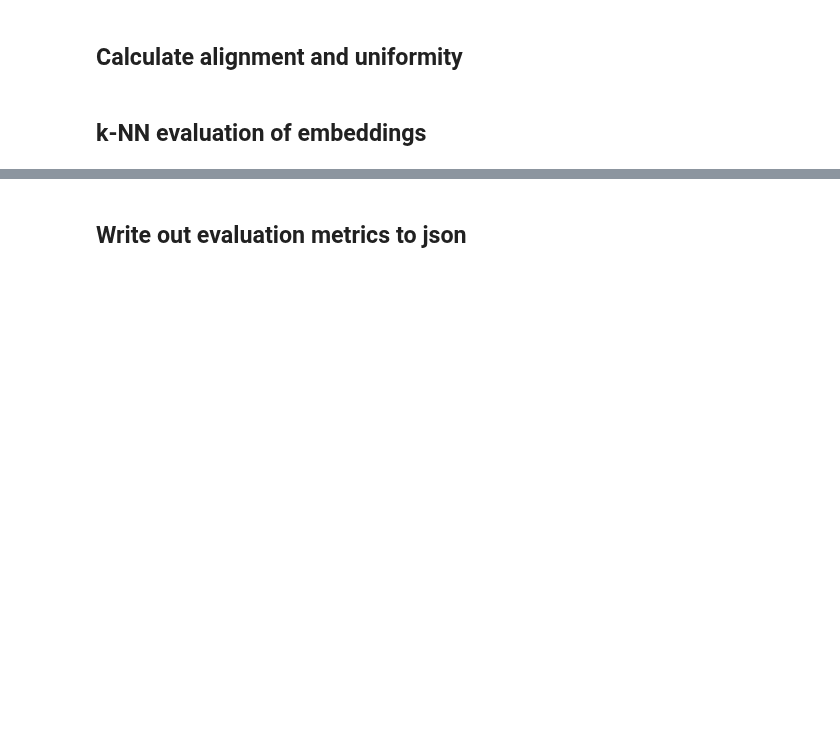
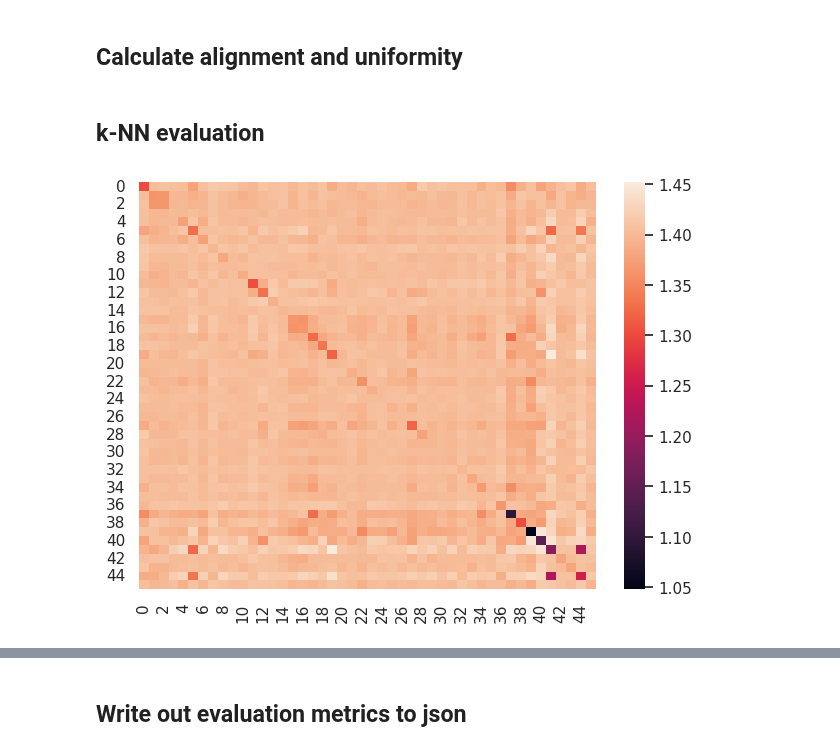
Before and after one commit to yutanagano/tcrlm, a Jupyter notebook: notebooks/benchmark_beta.ipynb, the cells around one changed output, grey strips where cells are left out. Cells and saved outputs as stored; diff of their text form; code cells hidden in the pictures; blank space fills up the shorter version.

```diff
--- a/notebooks/benchmark_beta.ipynb
+++ b/notebooks/benchmark_beta.ipynb
@@ -154,4 +184,4 @@ alignment = metrics.alignment(ep_embs, epitope_cat_codes).item()
 # %%
 uniformity = metrics.uniformity(ep_embs).item()
 # %% [markdown]
-## k-NN evaluation of embeddings
+## k-NN evaluation
@@ -177,0 +188,17 @@ knn_accuracy = torch.tensor(scores, dtype=torch.float32).mean().item()
+# %%
+if (CACHE_DIR/'ep_cdist.pt').is_file():
+    ep_cdist = torch.load(CACHE_DIR/'ep_cdist.pt').to(device)
+else:
+    ep_cdist = torch.cdist(ep_embs, ep_embs, p=2)
+    torch.save(ep_cdist.cpu(), CACHE_DIR/'ep_cdist.pt')
+# %%
+avg_dist_in_group = torch.nn.functional.avg_pool2d(ep_cdist.unsqueeze(0),100).squeeze(0)
+scaling_factor = torch.ones(46,46).fill_diagonal_(100/99)
+avg_dist_in_group *= scaling_factor
+
+c_dist_map = seaborn.heatmap(avg_dist_in_group)
+plt.tight_layout()
+plt.savefig(BENCHMARK_DIR/'cdists.png')
+plt.show()
+# %% [output]
+[figure, added]
```
Also changed, not shown: parts of 23 cells of this notebook, 36 other files.
